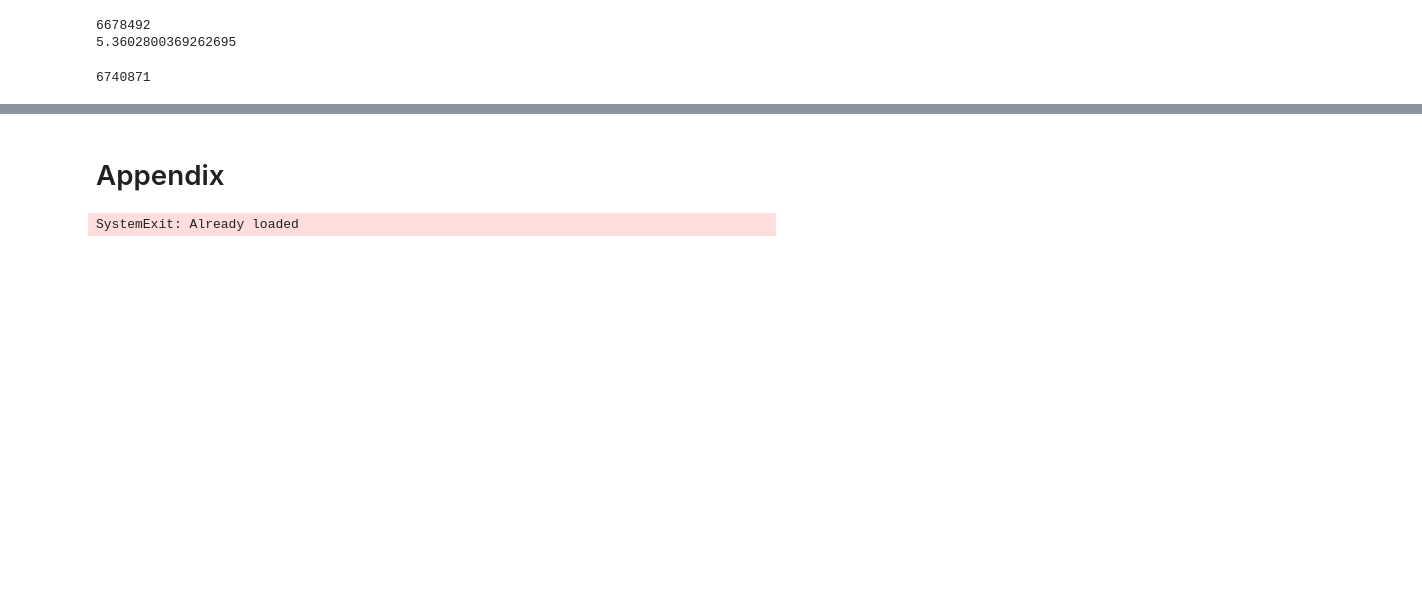
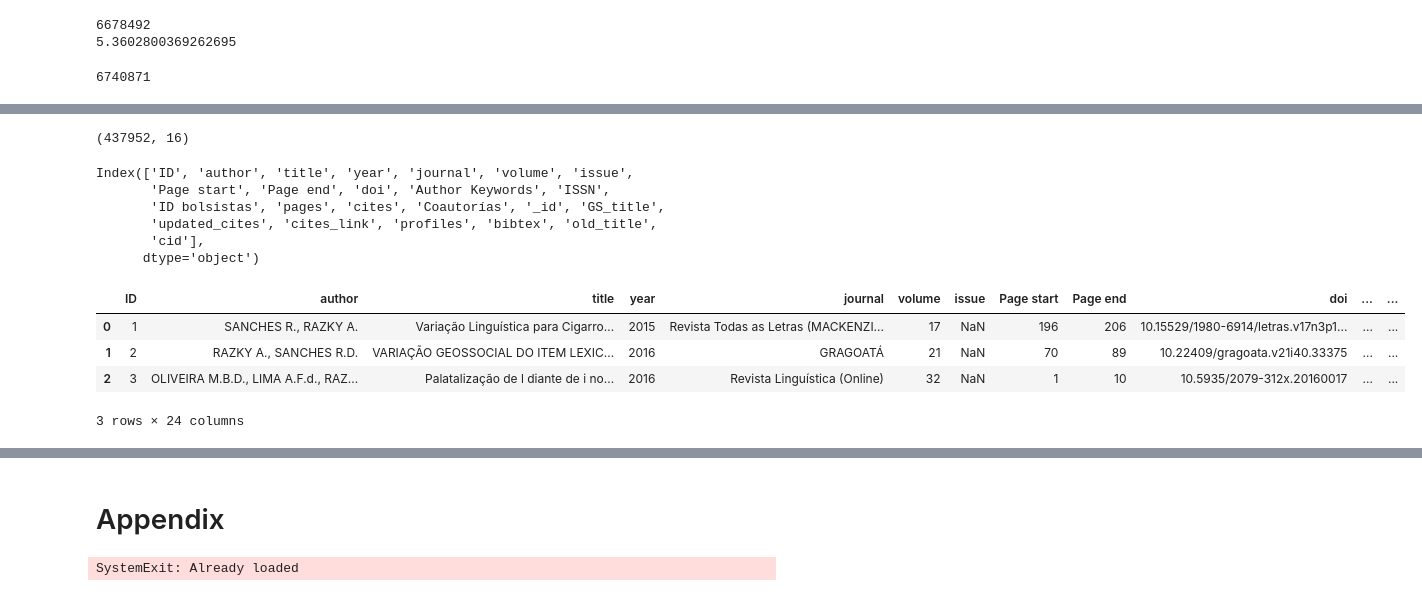
Before and after one commit to restrepo/colav, a Jupyter notebook: brasil.ipynb, the cells around one changed output, grey strips where cells are left out. Drawn from its saved outputs; the diff is of its cells as text; code cells hidden in the pictures; blank space fills up the shorter version.

```diff
--- a/brasil.ipynb
+++ b/brasil.ipynb
@@ -243,0 +336,2 @@ n
+# %%
+st=pd.DataFrame(list(st.find()))
@@ -243,0 +342,30 @@ n
+# %%
+st['GS_title']=st['title']
+st['updated_cites']=st['cites']
+# %%
+up=ct.merge(st[['_id', 'GS_title',
+        'updated_cites', 'cites_link',  'profiles',  'bibtex', 'old_title', 'cid']],
+               left_on='title',right_on='old_title',how='left')#.dropna(subset=['Title']).shape
+# %%
+ct.shape
+# %% [output]
+(437952, 16)
+# %%
+up.columns
+# %% [output]
+Index(['ID', 'author', 'title', 'year', 'journal', 'volume', 'issue',
+       'Page start', 'Page end', 'doi', 'Author Keywords', 'ISSN',
+       'ID bolsistas', 'pages', 'cites', 'Coautorías', '_id', 'GS_title',
+       'updated_cites', 'cites_link', 'profiles', 'bibtex', 'old_title',
+       'cid'],
+      dtype='object')
+# %%
+up=up.drop_duplicates(subset=['ID']).reset_index(drop=True)
+# %%
+up[:3]
+# %% [output]
+|  | ID | author | title | year | journal | volume | issue | Page start | Page end | doi | ... | ... |
+| 0 | 1 | SANCHES R., RAZKY A. | Variação Linguística para Cigarro... | 2015 | Revista Todas as Letras (MACKENZI... | 17 | NaN | 196 | 206 | 10.15529/1980-6914/letras.v17n3p1... | ... | ... |
+| 1 | 2 | RAZKY A., SANCHES R.D. | VARIAÇÃO GEOSSOCIAL DO ITEM LEXIC... | 2016 | GRAGOATÁ | 21 | NaN | 70 | 89 | 10.22409/gragoata.v21i40.33375 | ... | ... |
+| 2 | 3 | OLIVEIRA M.B.D., LIMA A.F.d., RAZ... | Palatalização de l diante de i no... | 2016 | Revista Linguística (Online) | 32 | NaN | 1 | 10 | 10.5935/2079-312x.20160017 | ... | ... |
+3 rows × 24 columns
```
Also changed, not shown: parts of 30 cells of this notebook, 1 other file.
